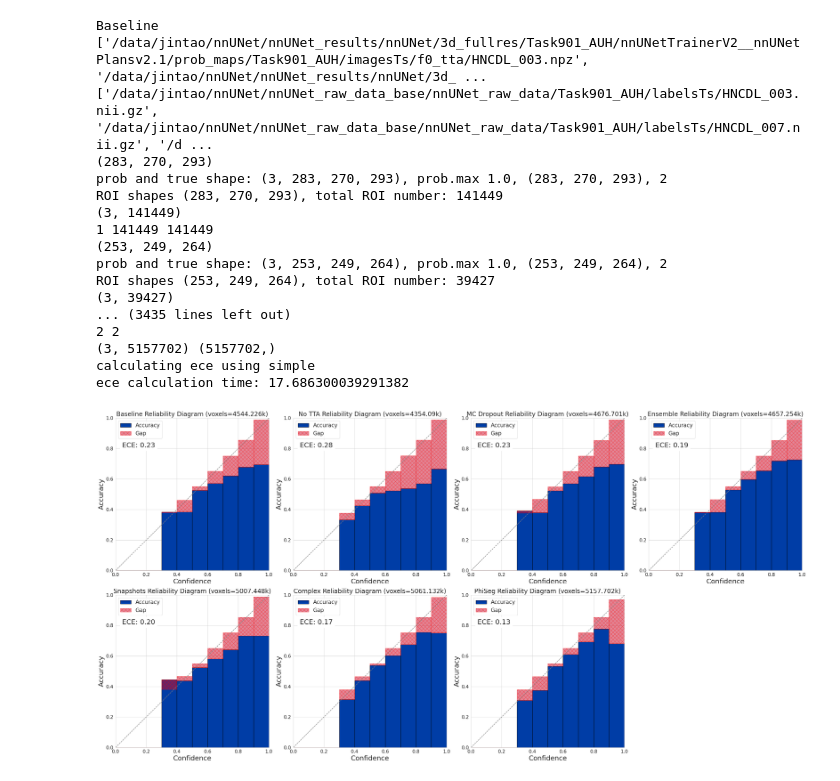
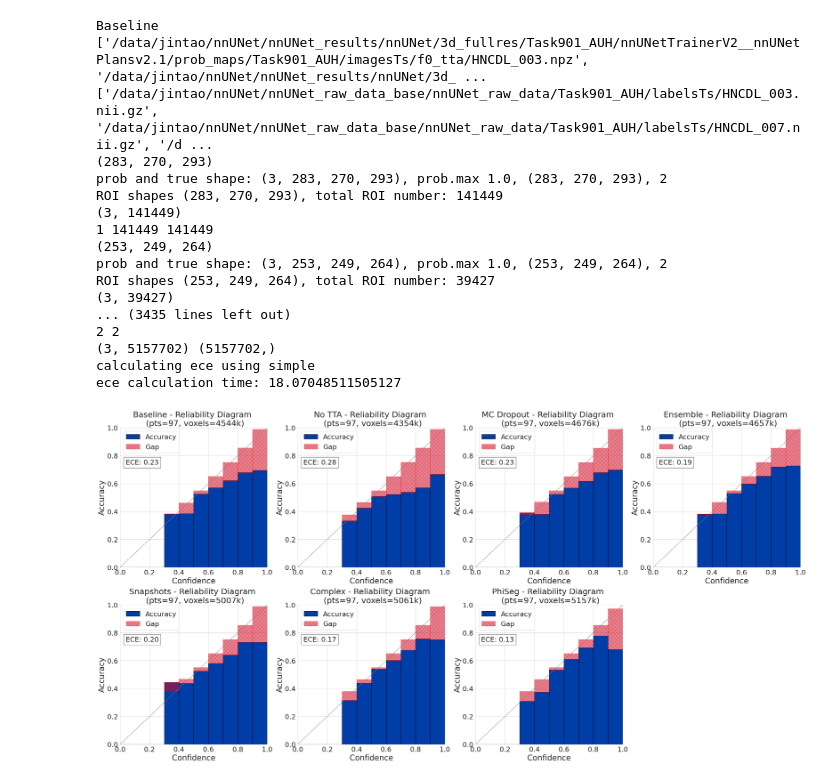
Before and after one commit to Aarhus-RadOnc-AI/Uncertainty-estimation-for-Head-and-Neck-tumour-Segmentation, a Jupyter notebook: notebooks/reliability_diagram.ipynb, the cells around one changed output. Drawn from its saved outputs; the diff is of its cells as text; code cells hidden in the pictures.

Commit message:
plotting code for paper and abstracts

```diff
--- a/notebooks/reliability_diagram.ipynb
+++ b/notebooks/reliability_diagram.ipynb
@@ -117,6 +117,22 @@ def calcualte_ece_simple(conf, pred, true, bin_size=0.1):
         acc, avg_conf, len_bin = compute_acc_bin(conf_thresh-bin_size, conf_thresh, conf, pred, true)
         ece += np.abs(acc-avg_conf)*len_bin/n  # Add weigthed difference to ECE
     return ece
+
+def calculate_ece(predictions, labels, n_bins=10):
+    bin_boundaries = np.linspace(0, 1, n_bins + 1)
+    bin_indices = np.digitize(predictions, bin_boundaries) - 1
+
+    ece = 0.0
+    for i in range(n_bins):
+        bin_mask = bin_indices == i
+        if bin_mask.sum() > 0:
+            accuracy = (labels[bin_mask] == (predictions[bin_mask] >= 0.5)).mean()
+            confidence = predictions[bin_mask].mean()
+            bin_prob = bin_mask.mean()
+            ece += bin_prob * abs(accuracy - confidence)
+
+    return ece
+
 def make_model_diagrams(outputs, labels, confidences, ax=None, n_bins=10):
 
     print(outputs.shape, labels.shape)
@@ -149,20 +165,20 @@ def make_model_diagrams(outputs, labels, confidences, ax=None, n_bins=10):
     gaps = ax.bar(bin_centers, gap, bottom=bin_corrects, color=[0.78, 0.06, 0.18], alpha=0.5, width=width, hatch='\/\/', edgecolor='r')
 
     ax.plot([0, 1], [0, 1], '--', color='gray')
-    ax.legend([confs, gaps], ['Accuracy', 'Gap'], loc='upper left', fontsize='xx-large')  # Increase fontsize here
+    ax.legend([confs, gaps], ['Accuracy', 'Gap'], loc='upper left', fontsize='22') #xx-large # Increase fontsize here
 
     a = time.time()
     #ece = _calculate_ece(confidences, predictions, labels)
     ece = calcualte_ece_simple(confidences, predictions, labels)
     print(f"ece calculation time: {time.time()-a}")
-    #bbox_props = dict(boxstyle="square", fc="lightgrey", ec="gray", lw=1.5)
-    bbox_props = dict(boxstyle="square", fc="white", ec="white", lw=1.5)
-    ax.text(0.15, 0.82, "ECE: {:.2f}".format(ece), ha="center", va="center", size=22, weight='normal', bbox=bbox_props)  # Increase size here
+    bbox_props = dict(boxstyle="square", fc="white", ec="gray", lw=1.5)
+    #bbox_props = dict(boxstyle="square", fc="white", ec="white", lw=1.5)
+    ax.text(0.15, 0.75, "ECE: {:.2f}".format(ece), ha="center", va="center", size=22, weight='normal', bbox=bbox_props)  # Increase size here
 
     # ax.title("Reliability Diagram", size=22)
-    ax.set_ylabel("Accuracy", size=22)
-    ax.set_xlabel("Confidence", size=22)
-    ax.tick_params(axis='both', which='major', labelsize=15)
+    ax.set_ylabel("Accuracy", size=25)
+    ax.set_xlabel("Confidence", size=25)
+    ax.tick_params(axis='both', which='major', labelsize=22)
     ax.set_xlim(0, 1)
     ax.set_ylim(0, 1)
 
@@ -223,7 +239,6 @@ def load_image(path):
 #     with ProcessPoolExecutor() as executor:
 #         return list(executor.map(load_image, paths))
 
-GTV = {'GTVs':0, 'GTV-T':1, 'GTV-N':2}
 
 # all_probs_s, all_trues_s = [], []
 # all_probs_t, all_trues_t = [], []
@@ -279,33 +294,34 @@ for i, study in enumerate(groups):
     all_trues_s = np.asarray(all_trues_s)
     #continue
     conf_s = np.asarray(conf_s)
 
     print(all_trues_s.max(), np.argmax(all_probs_s,axis=0).max())
 
     ece_s = make_model_diagrams(np.asarray(all_probs_s), np.asarray(all_trues_s), conf_s, ax=axes_flat[i])
-    axes_flat[i].set_title(f"{study} Reliability Diagram (voxels={len(all_trues_s)/1000}k)", size=20)
+    axes_flat[i].set_title(f"{study} - Reliability Diagram \n (pts=97, voxels={int(len(all_trues_s)/1000)}k)", size=26)
 
 for j in range(len(groups), 8):
     axes_flat[j].axis('off')
 
 plt.tight_layout()
+plt.savefig('../figures/reliabiligy_diagram.svg', dpi=300)
 plt.show()
 # %% [output]
 Baseline
 ['/data/jintao/nnUNet/nnUNet_results/nnUNet/3d_fullres/Task901_AUH/nnUNetTrainerV2__nnUNetPlansv2.1/prob_maps/Task901_AUH/imagesTs/f0_tta/HNCDL_003.npz', '/data/jintao/nnUNet/nnUNet_results/nnUNet/3d_ ...
 ['/data/jintao/nnUNet/nnUNet_raw_data_base/nnUNet_raw_data/Task901_AUH/labelsTs/HNCDL_003.nii.gz', '/data/jintao/nnUNet/nnUNet_raw_data_base/nnUNet_raw_data/Task901_AUH/labelsTs/HNCDL_007.nii.gz', '/d ...
 (283, 270, 293)
 prob and true shape: (3, 283, 270, 293), prob.max 1.0, (283, 270, 293), 2
 ROI shapes (283, 270, 293), total ROI number: 141449
 (3, 141449)
 1 141449 141449
 (253, 249, 264)
 prob and true shape: (3, 253, 249, 264), prob.max 1.0, (253, 249, 264), 2
 ROI shapes (253, 249, 264), total ROI number: 39427
 (3, 39427)
 ... (3435 lines left out)
 2 2
 (3, 5157702) (5157702,)
 calculating ece using simple
-ece calculation time: 17.686300039291382
+ece calculation time: 18.07048511505127
-[figure, old version]
+[figure, new version]
```
Also changed, not shown: 12 other files.
